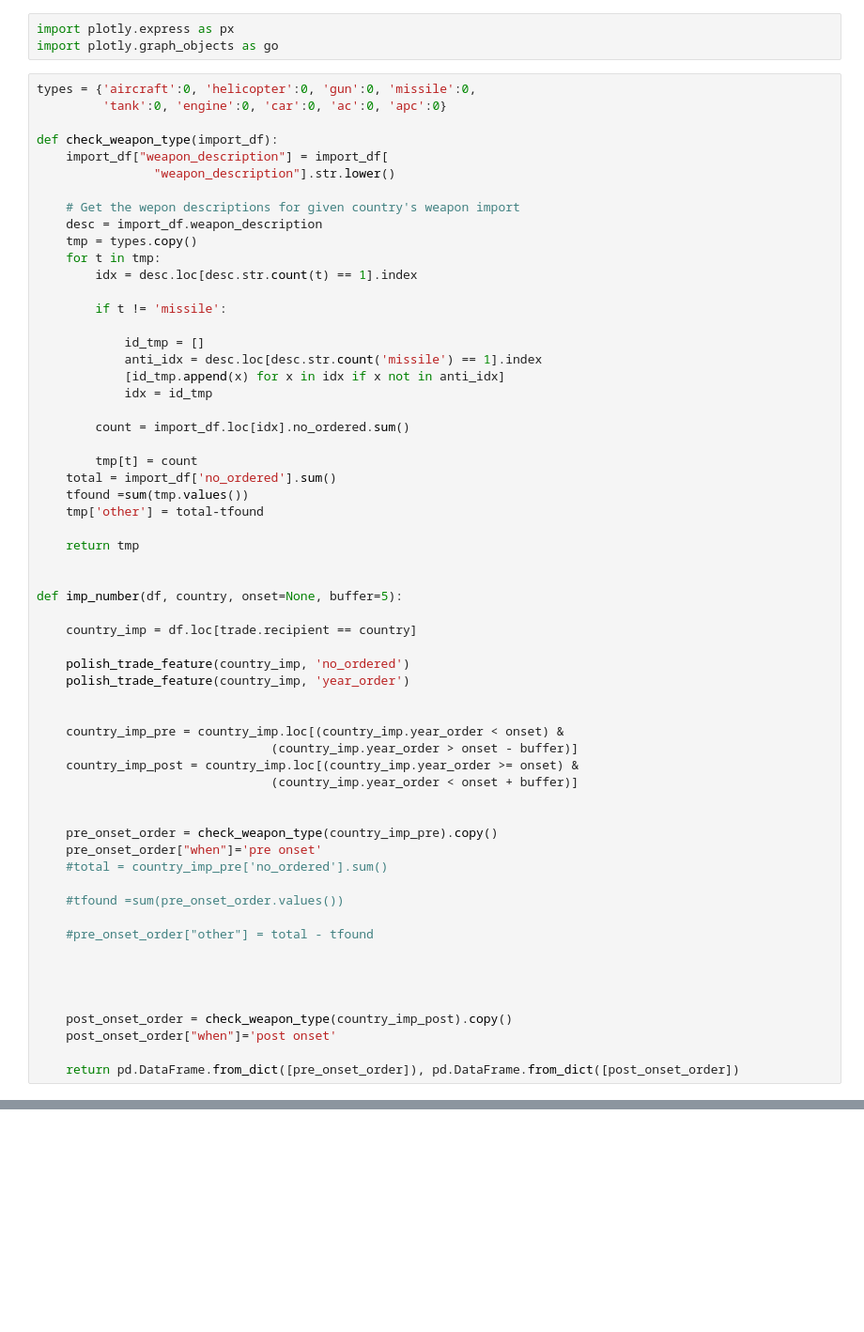
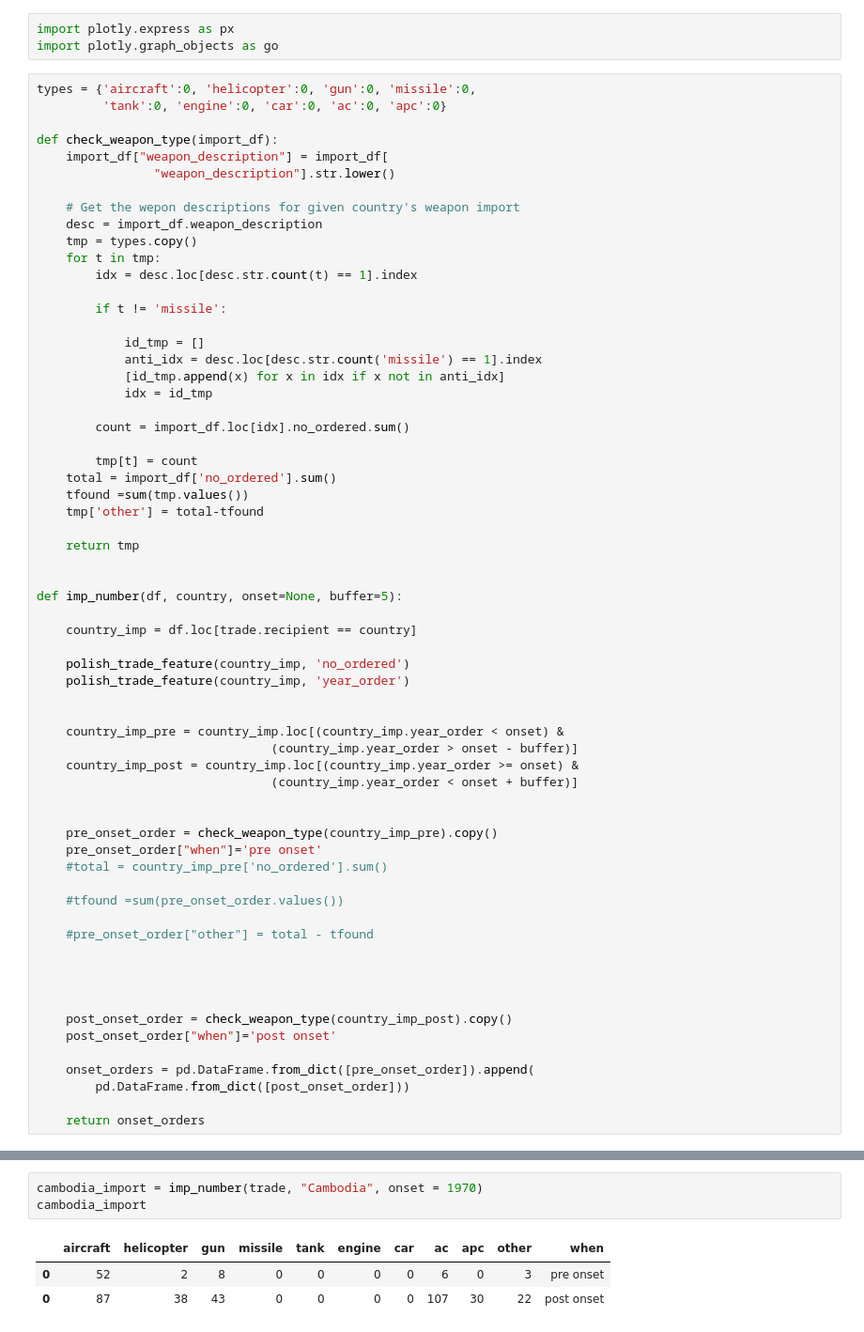
Before and after one commit to epfl-ada/ada-2020-project-milestone-p3-p3_cadastrophe, a Jupyter notebook: weapon_type_plot.ipynb, the cells around one changed output, grey strips where cells are left out. Shown at 94% size. Drawn from its saved outputs; the diff is of its cells as text; blank space fills up the shorter version.

```diff
--- a/weapon_type_plot.ipynb
+++ b/weapon_type_plot.ipynb
@@ -143,4 +143,7 @@ def imp_number(df, country, onset=None, buffer=5):
     post_onset_order = check_weapon_type(country_imp_post).copy()
     post_onset_order["when"]='post onset'
 
-    return pd.DataFrame.from_dict([pre_onset_order]), pd.DataFrame.from_dict([post_onset_order])
+    onset_orders = pd.DataFrame.from_dict([pre_onset_order]).append(
+        pd.DataFrame.from_dict([post_onset_order]))
+
+    return onset_orders
@@ -149,0 +150,7 @@ ttotal = t1.append(t2)
+# %%
+cambodia_import = imp_number(trade, "Cambodia", onset = 1970)
+cambodia_import
+# %% [output]
+|  | aircraft | helicopter | gun | missile | tank | engine | car | ac | apc | other | when |
+| 0 | 52 | 2 | 8 | 0 | 0 | 0 | 0 | 6 | 0 | 3 | pre onset |
+| 0 | 87 | 38 | 43 | 0 | 0 | 0 | 0 | 107 | 30 | 22 | post onset |
```
Also changed, not shown: parts of 5 cells of this notebook.
